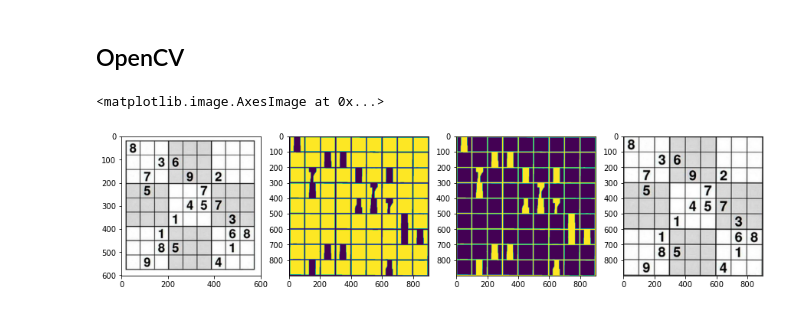
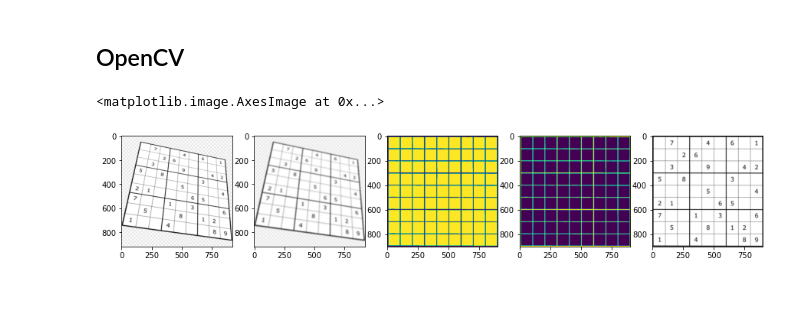
Before and after one commit to Rhinestone1337/sudoku-solver, a Jupyter notebook: sudoku pulp opencv.ipynb, the cells around one changed output. Cells and saved outputs as stored; diff of their text form; code cells hidden in the pictures.

```diff
--- a/sudoku pulp opencv.ipynb
+++ b/sudoku pulp opencv.ipynb
@@ -127,10 +127,11 @@ def split_boxes(board, input_size):
             boxes.append(box)
     return boxes
 # %%
-img = cv2.imread('examples/3.jpg')
+img = cv2.imread('examples/7.png')
 
 # Finding a sudoku square
-gray = cv2.cvtColor(img, cv2.COLOR_BGR2GRAY)
+blurry = cv2.GaussianBlur(img, (13, 13), 5)
+gray = cv2.cvtColor(blurry, cv2.COLOR_BGR2GRAY)
 thresh = cv2.adaptiveThreshold(gray, 255, cv2.ADAPTIVE_THRESH_GAUSSIAN_C, cv2.THRESH_BINARY_INV,57,5)
 cnts = cv2.findContours(thresh, cv2.RETR_TREE, cv2.CHAIN_APPROX_SIMPLE)
 grabs = imutils.grab_contours(cnts)
@@ -166,35 +167,36 @@ cnts = cnts[0] if len(cnts) == 2 else cnts[1]
 (cnts, _) = contours.sort_contours(cnts, method="top-to-bottom")
 
 sudoku_rows = []
 row = []
 for (i, c) in enumerate(cnts, 1):
     area = cv2.contourArea(c)
     if area < 50000:
         row.append(c)
         if i % 9 == 0:
             (cnts, _) = contours.sort_contours(row, method="left-to-right")
             sudoku_rows.append(cnts)
             row = []
 
 # Iterate through each box
 tesser = []
 i = 1
 for row in sudoku_rows:
     for c in row:
         mask = np.zeros(img.shape, dtype=np.uint8)
         cv2.drawContours(mask, [c], -1, (255,255,255), -1)
         result = cv2.bitwise_and(img, mask)
         result[mask==0] = 255
         text = pytesseract.image_to_string(result, config="--psm 10 digits")
         # cv2.imwrite(fr"C:\Users\lol\Sudoku\sudoku\rec_samples\{i}.png", result)
         tesser.append(text[:text.find('\n')])
         i += 1
 
-fig, ax = plt.subplots(1, 4, figsize=(15,15))
+fig, ax = plt.subplots(1, 5, figsize=(15,15))
 ax[0].imshow(img)
-ax[1].imshow(invert)
-ax[2].imshow(thresh)
-ax[3].imshow(board)
+ax[1].imshow(blurry)
+ax[2].imshow(invert)
+ax[3].imshow(thresh)
+ax[4].imshow(board)
 # %% [output]
 <matplotlib.image.AxesImage at 0x...>
-[figure, old version]
+[figure, new version]
```
Also changed, not shown: parts of 3 cells of this notebook.
